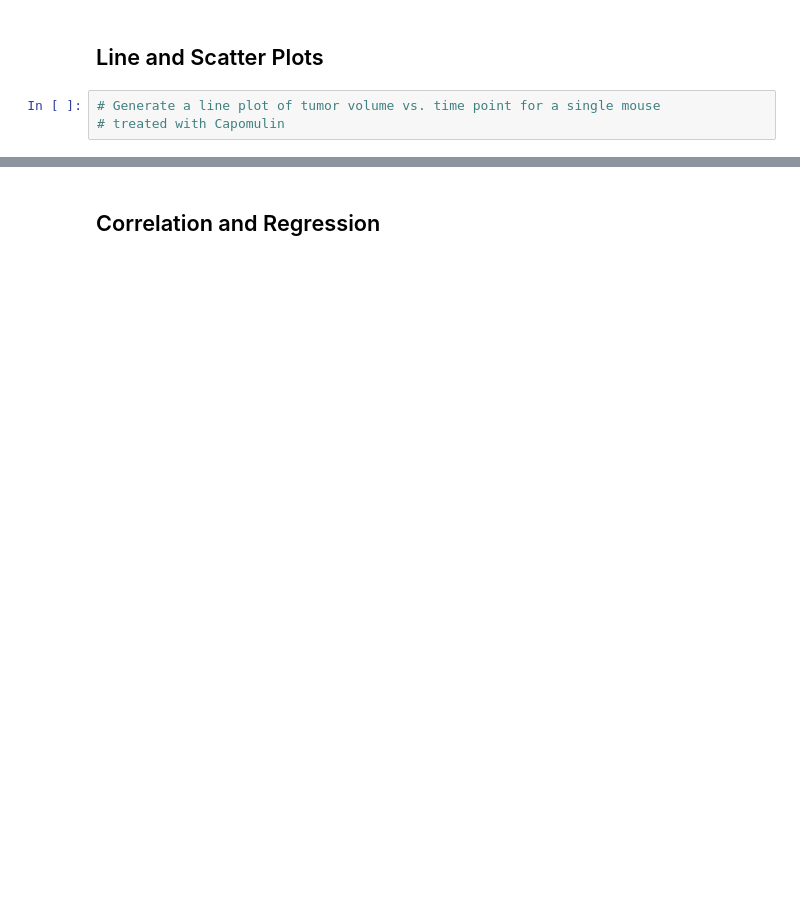
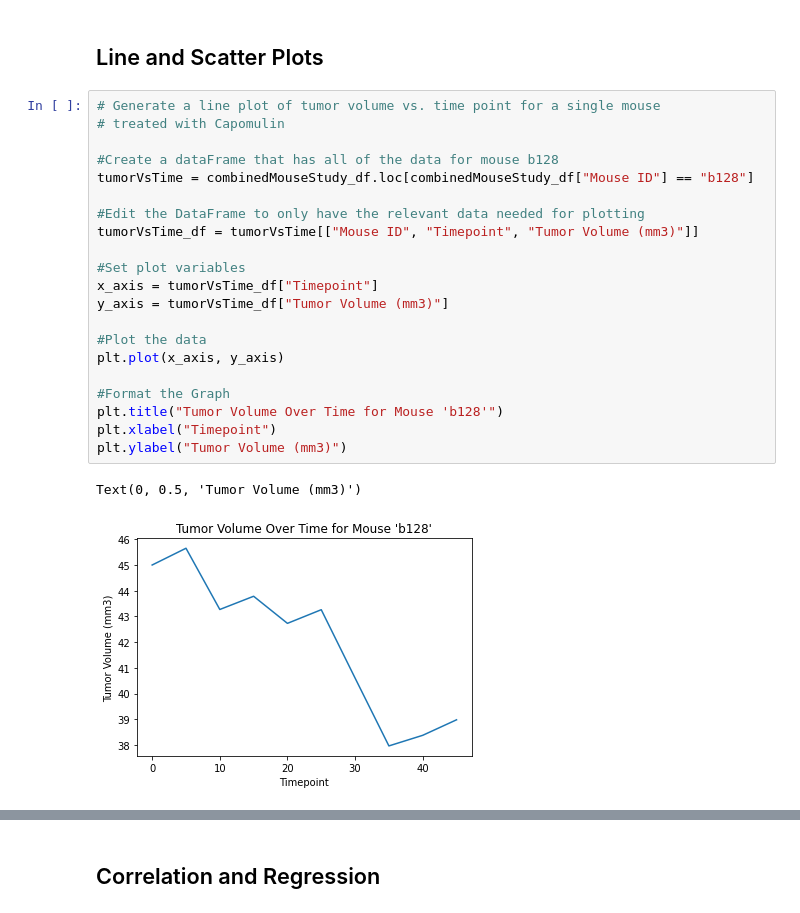
Before and after one commit to RyanAdamGonzalez1996/MatPlotLib_Challenge, a Jupyter notebook: pymaceuticals_starter.ipynb, the cells around one changed output, grey strips where cells are left out. Drawn from its saved outputs; the diff is of its cells as text; blank space fills up the shorter version.

```diff
--- a/pymaceuticals_starter.ipynb
+++ b/pymaceuticals_starter.ipynb
@@ -313,5 +364,26 @@ test = fourRegimenList
 # %% [markdown]
 ## Line and Scatter Plots
-# %%
-# Generate a line plot of tumor volume vs. time point for a single mouse
-# treated with Capomulin
+# %%
+# Generate a line plot of tumor volume vs. time point for a single mouse
+# treated with Capomulin
+
+#Create a dataFrame that has all of the data for mouse b128
+tumorVsTime = combinedMouseStudy_df.loc[combinedMouseStudy_df["Mouse ID"] == "b128"]
+
+#Edit the DataFrame to only have the relevant data needed for plotting
+tumorVsTime_df = tumorVsTime[["Mouse ID", "Timepoint", "Tumor Volume (mm3)"]]
+
+#Set plot variables
+x_axis = tumorVsTime_df["Timepoint"]
+y_axis = tumorVsTime_df["Tumor Volume (mm3)"]
+
+#Plot the data
+plt.plot(x_axis, y_axis)
+
+#Format the Graph
+plt.title("Tumor Volume Over Time for Mouse 'b128'")
+plt.xlabel("Timepoint")
+plt.ylabel("Tumor Volume (mm3)")
+# %% [output]
+Text(0, 0.5, 'Tumor Volume (mm3)')
+[figure, added]
```
Also changed, not shown: parts of 9 cells of this notebook.
